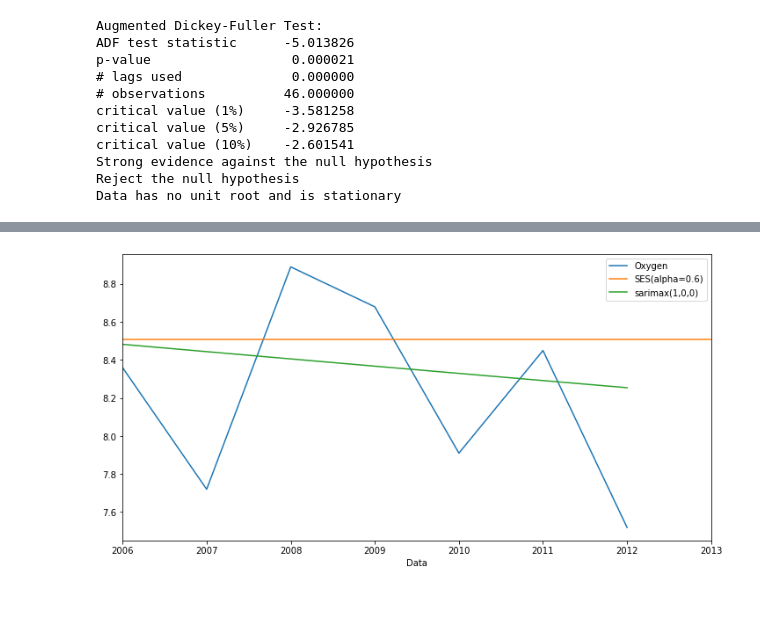
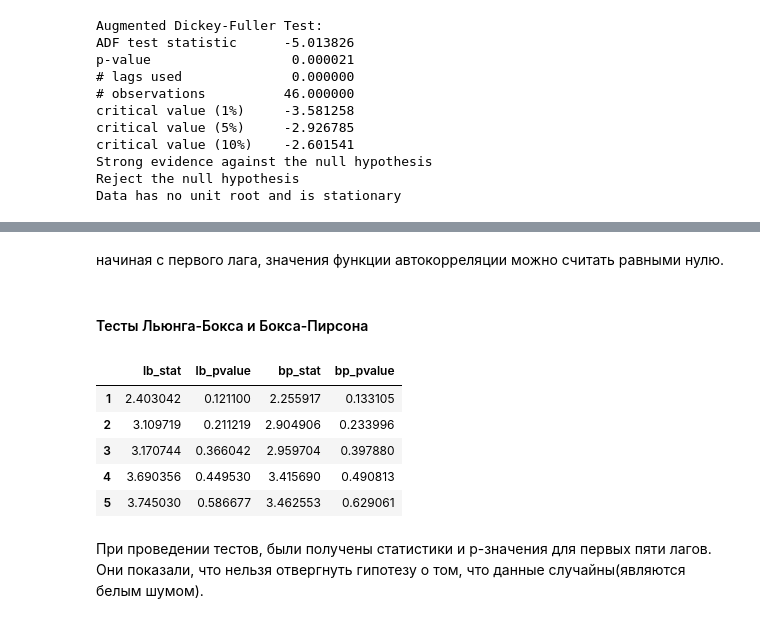
Before and after one commit to nktrn/oxygen_dissolve, a Jupyter notebook: Course work.ipynb, the cells around one changed output, grey strips where cells are left out. Saved outputs shown, nothing was run; the diff lists cells and outputs as text; code cells hidden in the pictures.

```diff
--- a/Course work.ipynb
+++ b/Course work.ipynb
@@ -270,6 +221,4 @@ sarimax_results = sarimax_fit.predict(len(train), len(df)).shift(-1).rename('sar
-# %%
-test.plot(figsize=(12,6), legend=True);
-SES_results.plot(legend=True);
-sarimax_results.plot(legend=True);
-# %% [output]
-[figure, removed]
+# %% [markdown]
+начиная с первого лага, значения функции автокорреляции можно считать равными нулю.
+# %% [markdown]
+#### Тесты Льюнга-Бокса и Бокса-Пирсона
@@ -275,0 +227,11 @@ sarimax_results.plot(legend=True);
+# %%
+acorr_ljungbox(df, lags=5, boxpierce=True,return_df=True)
+# %% [output]
+|  | lb_stat | lb_pvalue | bp_stat | bp_pvalue |
+| 1 | 2.403042 | 0.121100 | 2.255917 | 0.133105 |
+| 2 | 3.109719 | 0.211219 | 2.904906 | 0.233996 |
+| 3 | 3.170744 | 0.366042 | 2.959704 | 0.397880 |
+| 4 | 3.690356 | 0.449530 | 3.415690 | 0.490813 |
+| 5 | 3.745030 | 0.586677 | 3.462553 | 0.629061 |
+# %% [markdown]
+При проведении тестов, были получены статистики и p-значения для первых пяти лагов. Они показали, что нельзя отвергнуть гипотезу о том, что данные случайны(являются белым шумом).
```
Also changed, not shown: parts of 36 cells of this notebook.
